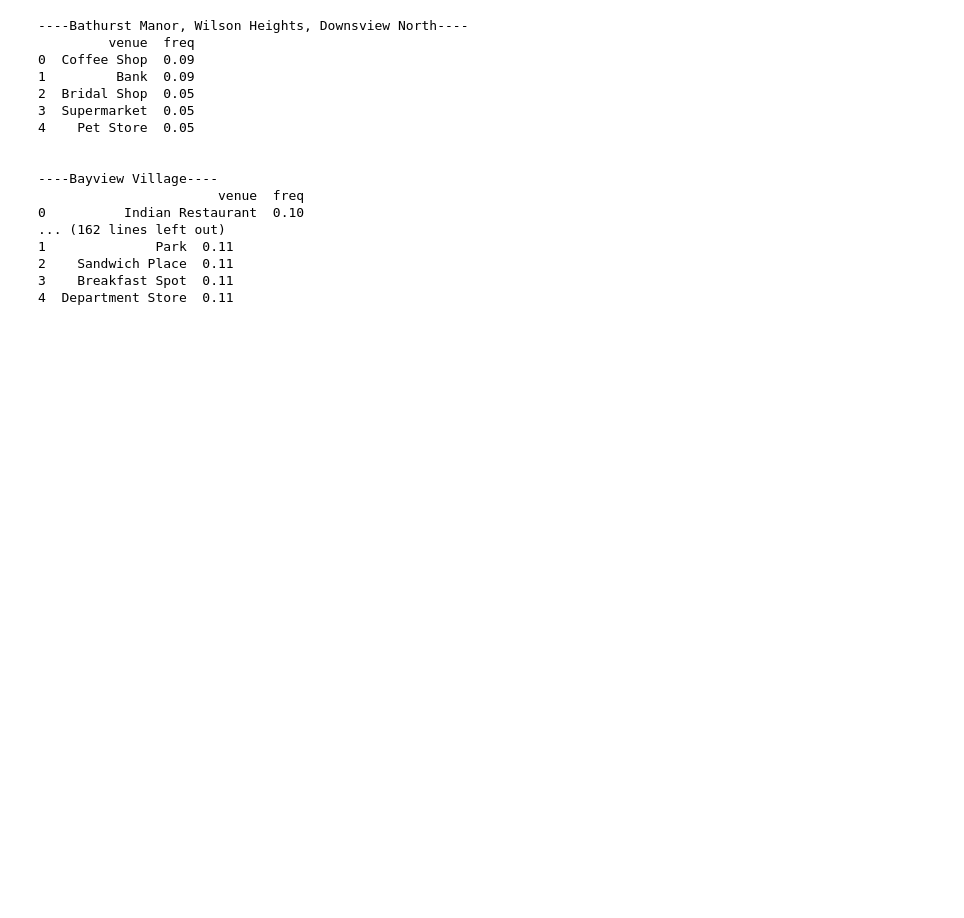
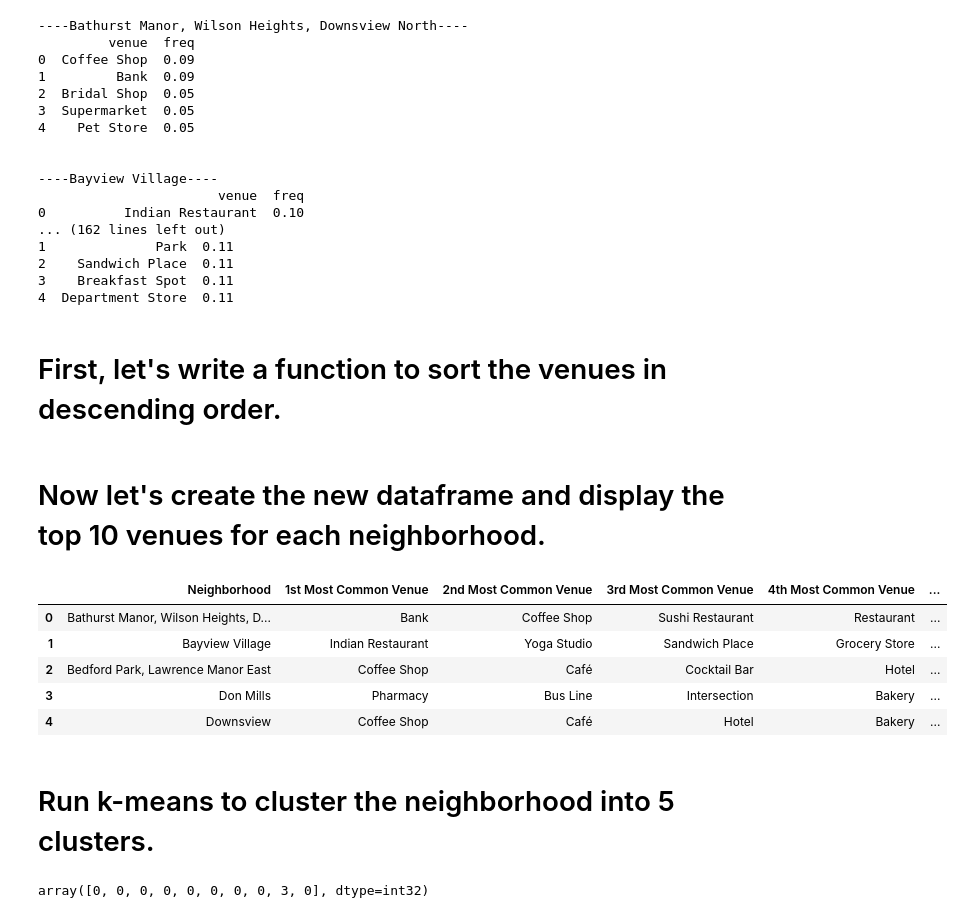
Before and after one commit to nikkapallado/Coursera_Capstone, a Jupyter notebook: P1 Peer-graded Assignment: Segmenting and Clusteri.ipynb, the cells around one changed output. Saved outputs shown, nothing was run; the diff lists cells and outputs as text; code cells hidden in the pictures; blank space fills up the shorter version.

```diff
--- a/P1 Peer-graded Assignment: Segmenting and Clusteri.ipynb
+++ b/P1 Peer-graded Assignment: Segmenting and Clusteri.ipynb
@@ -481,3 +481,5 @@ for hood in northyork_grouped['Neighborhood']:
 2    Sandwich Place  0.11
 3    Breakfast Spot  0.11
 4  Department Store  0.11
+# %% [markdown]
+# First, let's write a function to sort the venues in descending order.
@@ -483,0 +492,49 @@ for hood in northyork_grouped['Neighborhood']:
+# %% [markdown]
+# Now let's create the new dataframe and display the top 10 venues for each neighborhood.
+# %%
+import numpy as np
+
+num_top_venues = 10
+
+indicators = ['st', 'nd', 'rd']
+
+# create columns according to number of top venues
+columns = ['Neighborhood']
+for ind in np.arange(num_top_venues):
+    try:
+        columns.append('{}{} Most Common Venue'.format(ind+1, indicators[ind]))
+    except:
+        columns.append('{}th Most Common Venue'.format(ind+1))
+
+# create a new dataframe
+neighborhoods_venues_sorted = pd.DataFrame(columns=columns)
+neighborhoods_venues_sorted['Neighborhood'] = northyork_grouped['Neighborhood']
+
+for ind in np.arange(northyork_grouped.shape[0]):
+    neighborhoods_venues_sorted.iloc[ind, 1:] = return_most_common_venues(northyork_grouped.iloc[ind, :], num_top_venues)
+
+neighborhoods_venues_sorted.head()
+# %% [output]
+|  | Neighborhood | 1st Most Common Venue | 2nd Most Common Venue | 3rd Most Common Venue | 4th Most Common Venue | ... |
+| 0 | Bathurst Manor, Wilson Heights, D... | Bank | Coffee Shop | Sushi Restaurant | Restaurant | ... |
+| 1 | Bayview Village | Indian Restaurant | Yoga Studio | Sandwich Place | Grocery Store | ... |
+| 2 | Bedford Park, Lawrence Manor East | Coffee Shop | Café | Cocktail Bar | Hotel | ... |
+| 3 | Don Mills | Pharmacy | Bus Line | Intersection | Bakery | ... |
+| 4 | Downsview | Coffee Shop | Café | Hotel | Bakery | ... |
+# %% [markdown]
+# Run k-means to cluster the neighborhood into 5 clusters.
+# %%
+from sklearn.cluster import KMeans
+
+# set number of clusters
+kclusters = 5
+
+northyork_grouped_clustering = northyork_grouped.drop('Neighborhood', 1)
+
+# run k-means clustering
+kmeans = KMeans(n_clusters=kclusters, random_state=0).fit(northyork_grouped_clustering)
+
+# check cluster labels generated for each row in the dataframe
+kmeans.labels_[0:10]
+# %% [output]
+array([0, 0, 0, 0, 0, 0, 0, 0, 3, 0], dtype=int32)
```
Also changed, not shown: parts of 18 cells of this notebook.
